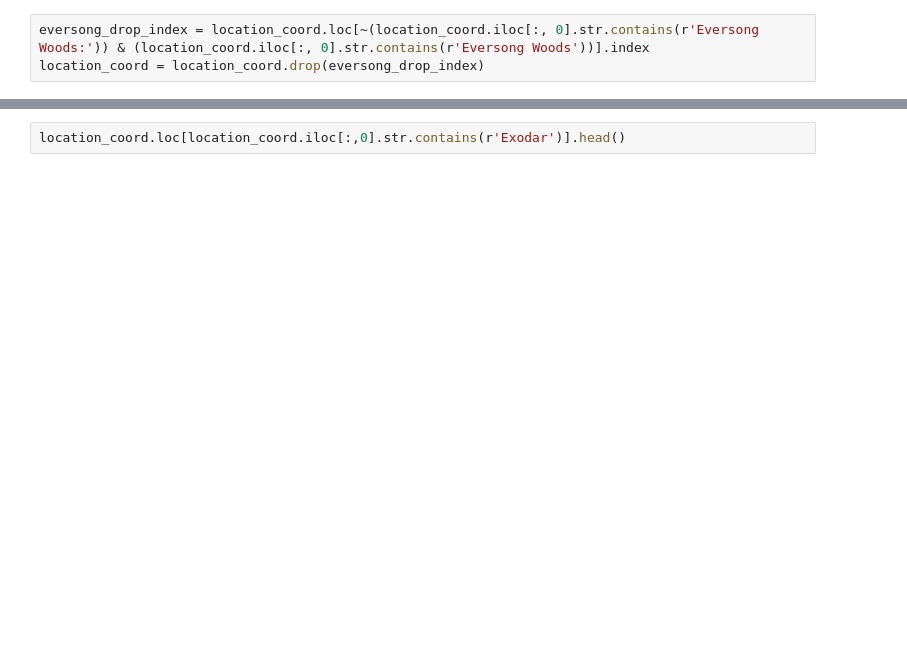
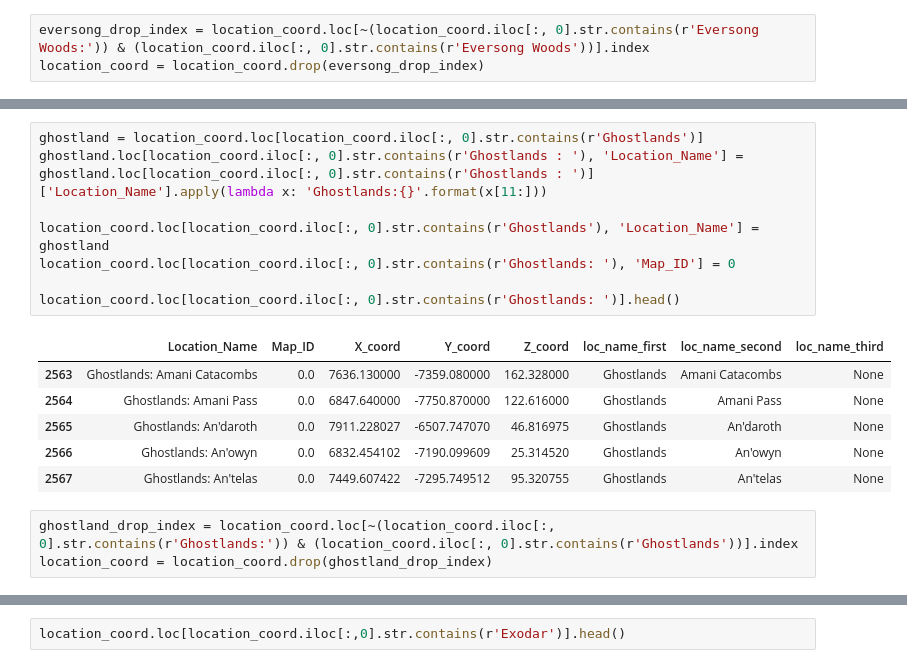
Before and after one commit to SSANGMAN/WoW-Network-Analysis, a Jupyter notebook: ipynb/Game_Network_Analysis_2_Extended_EDA.ipynb, the cells around one changed output, grey strips where cells are left out. Cells and saved outputs as stored; diff of their text form; blank space fills up the shorter version.

Commit message:
Update Bloodmyst Isle and Ghostlands Text Preprocessing

```diff
--- a/ipynb/Game_Network_Analysis_2_Extended_EDA.ipynb
+++ b/ipynb/Game_Network_Analysis_2_Extended_EDA.ipynb
@@ -270,3 +276,21 @@ location_coord = location_coord.drop(eversong_drop_index)
+# %%
+ghostland = location_coord.loc[location_coord.iloc[:, 0].str.contains(r'Ghostlands')]
+ghostland.loc[location_coord.iloc[:, 0].str.contains(r'Ghostlands : '), 'Location_Name'] = ghostland.loc[location_coord.iloc[:, 0].str.contains(r'Ghostlands : ')]['Location_Name'].apply(lambda x: 'Ghostlands:{}'.format(x[11:]))
+
+location_coord.loc[location_coord.iloc[:, 0].str.contains(r'Ghostlands'), 'Location_Name'] = ghostland
+location_coord.loc[location_coord.iloc[:, 0].str.contains(r'Ghostlands: '), 'Map_ID'] = 0
+
+location_coord.loc[location_coord.iloc[:, 0].str.contains(r'Ghostlands: ')].head()
+# %% [output]
+|  | Location_Name | Map_ID | X_coord | Y_coord | Z_coord | loc_name_first | loc_name_second | loc_name_third |
+| 2563 | Ghostlands: Amani Catacombs | 0.0 | 7636.130000 | -7359.080000 | 162.328000 | Ghostlands | Amani Catacombs | None |
+| 2564 | Ghostlands: Amani Pass | 0.0 | 6847.640000 | -7750.870000 | 122.616000 | Ghostlands | Amani Pass | None |
+| 2565 | Ghostlands: An'daroth | 0.0 | 7911.228027 | -6507.747070 | 46.816975 | Ghostlands | An'daroth | None |
+| 2566 | Ghostlands: An'owyn | 0.0 | 6832.454102 | -7190.099609 | 25.314520 | Ghostlands | An'owyn | None |
+| 2567 | Ghostlands: An'telas | 0.0 | 7449.607422 | -7295.749512 | 95.320755 | Ghostlands | An'telas | None |
+# %%
+ghostland_drop_index = location_coord.loc[~(location_coord.iloc[:, 0].str.contains(r'Ghostlands:')) & (location_coord.iloc[:, 0].str.contains(r'Ghostlands'))].index
+location_coord = location_coord.drop(ghostland_drop_index)
 # %% [markdown]
 ### Exodar
 
```
Also changed, not shown: parts of 8 cells of this notebook, 2 other files.
